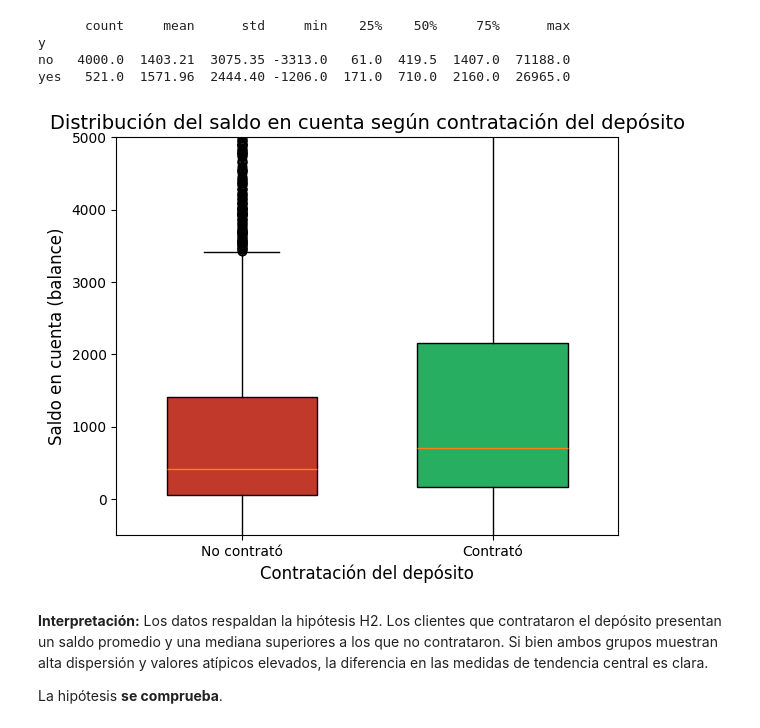
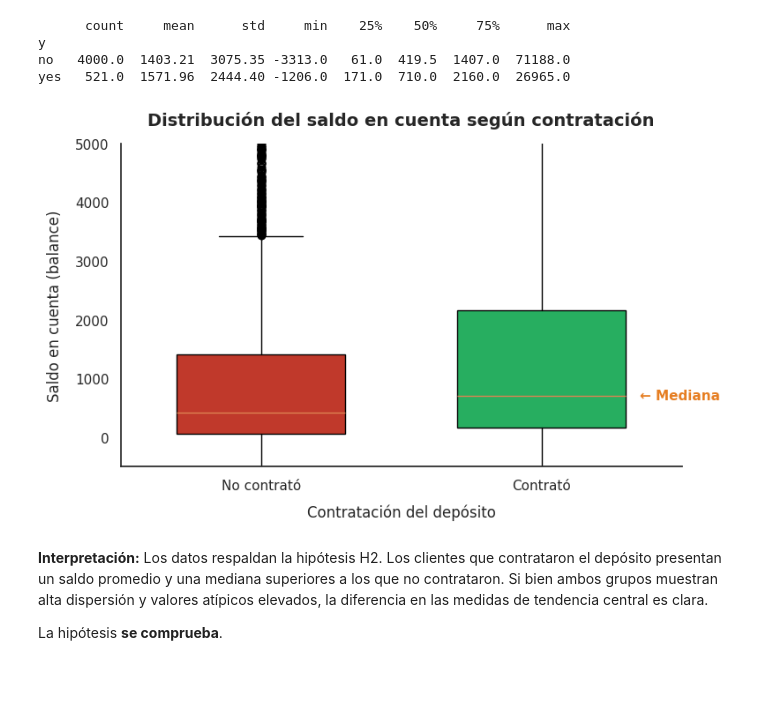
Before and after one commit to F-Boivin/ProyectoDSParteI-Boivin, a Jupyter notebook: ProyectoDSParte1_Felipe_Boivin.ipynb, the cells around one changed output. Saved outputs shown, nothing was run; the diff lists cells and outputs as text; code cells hidden in the pictures; blank space fills up the shorter version.

```diff
--- a/ProyectoDSParte1_Felipe_Boivin.ipynb
+++ b/ProyectoDSParte1_Felipe_Boivin.ipynb
@@ -315,23 +313,46 @@ no   4000.0  1403.21  3075.35 -3313.0   61.0  419.5  1407.0  71188.0
 yes   521.0  1571.96  2444.40 -1206.0  171.0  710.0  2160.0  26965.0
 # %%
 # Boxplot: distribución del saldo según contratación (sin outliers extremos)
-fig, ax = plt.subplots(figsize=(6, 5))
+fig, ax = plt.subplots(figsize=(8, 5))
 
 datos_no = df[df['y'] == 'no']['balance']
 datos_yes = df[df['y'] == 'yes']['balance']
 
 bp = ax.boxplot([datos_no, datos_yes], tick_labels=['No contrató', 'Contrató'], patch_artist=True, widths=0.6)
+
+# Colores de las cajas
 bp['boxes'][0].set_facecolor('#c0392b')
 bp['boxes'][1].set_facecolor('#27ae60')
 
+# =========================================================
+# 1. UNIFICACIÓN DE ESTILO (Spines como en el gráfico de barras)
+# =========================================================
+ax.spines['top'].set_visible(False)
+ax.spines['right'].set_visible(False)
+
+# =========================================================
+# 2. OPCIÓN 2: ETIQUETADO DIRECTO DE LA MEDIANA
+# =========================================================
+# Obtenemos la altura exacta de la línea de la mediana de la segunda caja (índice 1)
+y_mediana = bp['medians'][1].get_ydata()[0]
+
+# Posición X: El centro de la caja 2 es x=2. Como el ancho es 0.6,
+# el borde derecho está en 2.3. Lo ponemos en 2.35 para darle aire.
+ax.text(2.35, y_mediana, '← Mediana', va='center', fontsize=11,
+        color='#e67e22', fontweight='bold')
+# =========================================================
+
 plt.ylim(-500, 5000)
-plt.title('Distribución del saldo en cuenta según contratación del depósito', fontsize=14)
-plt.xlabel('Contratación del depósito', fontsize=12)
-plt.ylabel('Saldo en cuenta (balance)', fontsize=12)
+
+# Títulos con pad para darles aire (como en el gráfico anterior)
+plt.title('Distribución del saldo en cuenta según contratación', fontsize=14, fontweight='bold', pad=15)
+plt.xlabel('Contratación del depósito', fontsize=12, labelpad=10)
+plt.ylabel('Saldo en cuenta (balance)', fontsize=12, labelpad=10)
+
 plt.tight_layout()
 plt.show()
 # %% [output]
-[figure, old version]
+[figure, new version]
 # %% [markdown]
 **Interpretación:** Los datos respaldan la hipótesis H2. Los clientes que contrataron el depósito presentan un saldo promedio y una mediana superiores a los que no contrataron. Si bien ambos grupos muestran alta dispersión y valores atípicos elevados, la diferencia en las medidas de tendencia central es clara.
 
```
Also changed, not shown: parts of 5 cells of this notebook.
